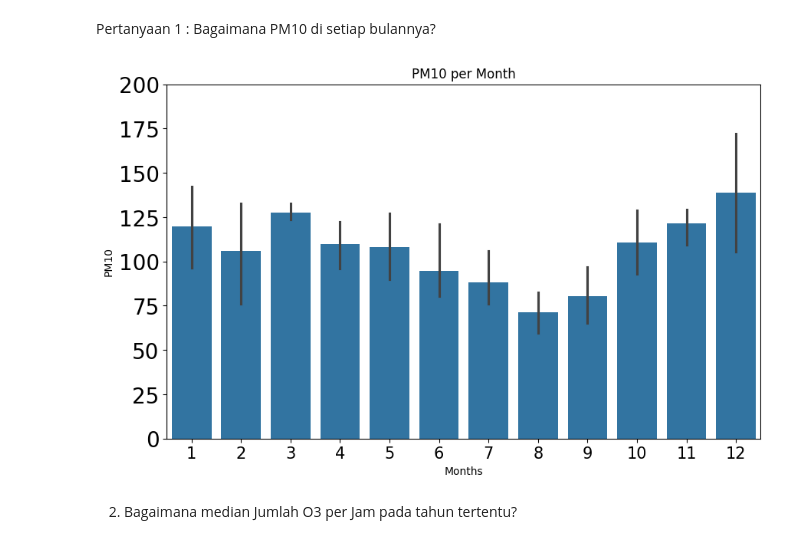
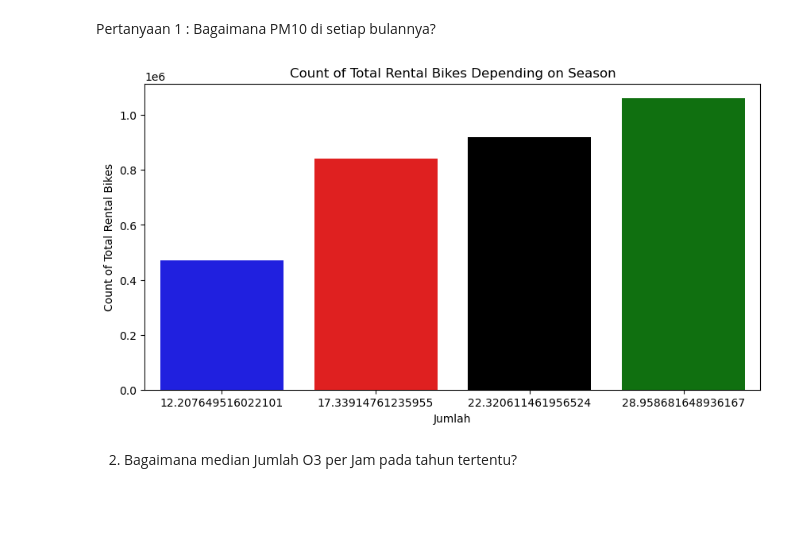
Before and after one commit to khenihikmah/Bangkit-Dashboard, a Jupyter notebook: Syntax_Kheni.ipynb, the cells around one changed output. Saved outputs shown, nothing was run; the diff lists cells and outputs as text; code cells hidden in the pictures; blank space fills up the shorter version.

```diff
--- a/Syntax_Kheni.ipynb
+++ b/Syntax_Kheni.ipynb
@@ -203,0 +143,7 @@ dtype: int64
+# %%
+datetime_columns = ["dteday"]
+
+for column in datetime_columns:
+  data[column] = pd.to_datetime(data[column])
+
+data.info()
@@ -203,0 +172,7 @@ dtype: int64
+# %%
+datacategory_columns = ['season', 'yr', 'mnth', 'weekday', 'holiday', 'workingday', 'weathersit']
+
+for column in datacategory_columns:
+  data[column] = data[column].astype('category')
+
+data.info()
@@ -257,0 +201,14 @@ df.corr()
+# %%
+# Mengganti nilai dalam kolom 'season' dengan label yang sesuai
+data['season'] = data['season'].replace({1: 'Springer', 2: 'Summer', 3: 'Fall', 4: 'Winter'})
+
+# Agregasi data, pada peubah temp, hum, serta windspeed dilakukan konversi pada nilai sebenarnya
+datum = data.groupby(by="season").agg({
+    "temp": lambda x: x.mean() * 41,
+    "hum": lambda x: x.mean() * 100,
+    "windspeed": lambda x: x.mean() * 67,
+    "casual": "sum",
+    "registered": "sum",
+    "cnt": "sum"
+})
+print(datum)
@@ -261,25 +243,23 @@ df.corr()
 #### Data Visualization
 # %% [markdown]
 Pertanyaan 1 : Bagaimana PM10 di setiap bulannya?
-# %%
-# Menggabungkan kolom 'year', 'month', 'day', dan 'hour' menjadi satu kolom datetime
-df['datetime'] = pd.to_datetime(df[['year', 'month', 'day', 'hour']])
-
-# Mengagregasi data per bulan dan menghitung rata-rata untuk setiap bulan
-df_monthly_mean = df.resample('M', on='datetime').mean()
-import seaborn as sns
-# Mengatur parameter dan judul grafik
-plt.figure(figsize=(10, 6))
-sns.barplot(x=df_monthly_mean.index.month, y='PM10', data=df_monthly_mean)
-plt.tick_params(axis='y', labelsize=20)
-plt.tick_params(axis='x', labelsize=15)
-plt.title("PM10 per Month")
-plt.xlabel("Months")
-plt.ylabel("PM10")
-plt.ylim(0, 200)
-# Menampilkan grafik
-plt.show()
-# %% [output]
-[figure, removed]
+# %%
+colors = ["Blue", "Red", "Black", "Green"]
+
+plt.figure(figsize=(10, 5))
+
+sns.barplot(
+    y="cnt",
+    x="temp",
+    data=datum,
+    palette=colors
+)
+
+plt.xlabel("Jumlah")
+plt.ylabel("Count of Total Rental Bikes")
+plt.title("Count of Total Rental Bikes Depending on Season")
+plt.show()
+# %% [output]
+[figure, added]
 # %% [markdown]
 2. Bagaimana median Jumlah O3 per Jam pada tahun tertentu?
```
Also changed, not shown: parts of 49 cells of this notebook, 4 other files.
